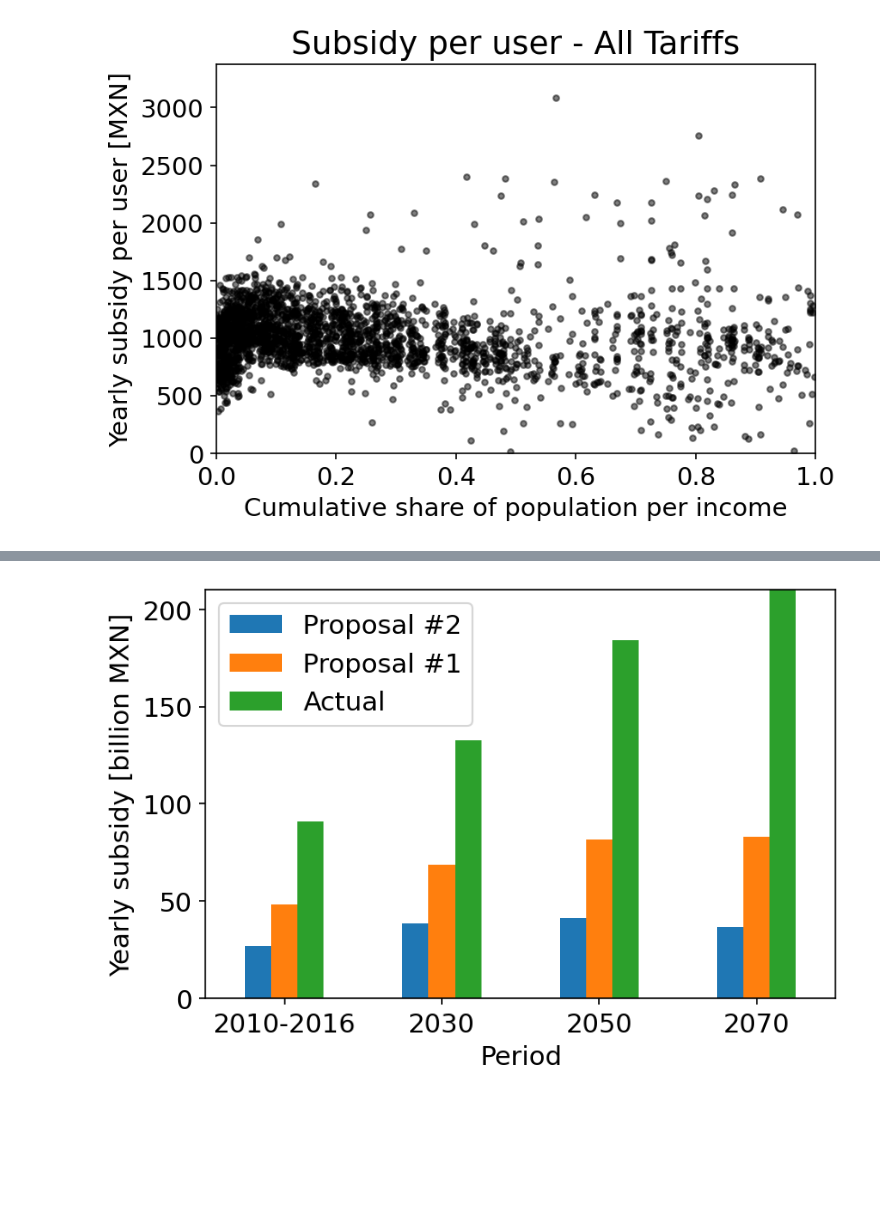
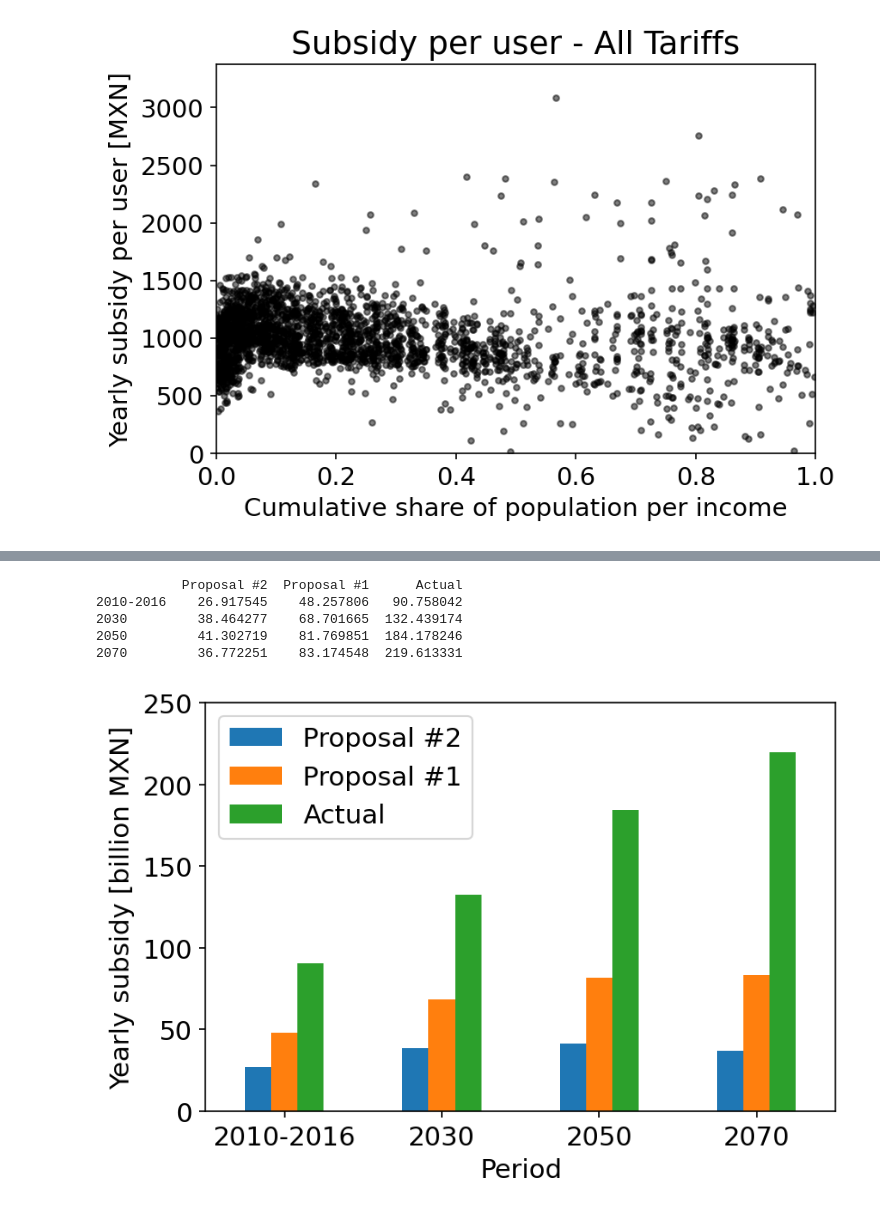
Before and after one commit to rodrigoms95/herramientas-climatico-22-1, a Jupyter notebook: code/Proyecto/Jupyter/Lorenz_Propuesto_2.ipynb, the cells around one changed output, grey strips where cells are left out. Cells and saved outputs as stored; diff of their text form; code cells hidden in the pictures; blank space fills up the shorter version.

```diff
--- a/code/Proyecto/Jupyter/Lorenz_Propuesto_2.ipynb
+++ b/code/Proyecto/Jupyter/Lorenz_Propuesto_2.ipynb
@@ -532,6 +549,9 @@ pago_decil.append( pd.concat( [ pago_decil[1]["2010-2016"],
     pago_decil[2]["2010-2016"] ], axis = 1 ) )
 pago_decil[3].columns = ["Proposal #1", "Proposal #2"]
 
+# incremento de pago.
+print(pago_decil[3])
+
 for i in range(1, 4):
     # Graficamos.
     plt.rcParams.update( {"font.size": 14, "figure.dpi": 150} )
@@ -542,7 +562,7 @@ for i in range(1, 4):
     ax.set_xlabel("Tariff Type")
     ax.set_ylabel("Yearly electricity expenditure\n change per user [%]")
     ax.set_xticklabels(ax.get_xticklabels(), rotation = 0)
-    if i == 1: ax.set_ylim(0, 160)
+    if i == 1: ax.set_ylim(0, 175)
     elif i == 2: ax.set_ylim(0, 250)
     elif i == 3: ax.set_ylim(0, 140)
 
@@ -553,26 +582,36 @@ for i in range(1, 4):
 [figure]
 [figure]
 # %%
+# Evolución del subsidio.
+
 pago_decil = []
 
 subs = pd.read_csv( path + f"CFE/subsidio_2.csv", index_col = 0 )
 
 for i in [1, 0]:
     subs = pd.concat( [ subs, pd.read_csv(
         path + f"CFE/subsidio_{i}.csv", index_col = 0 ) ], axis = 1 )
 
 # Graficamos.
 plt.rcParams.update( {"font.size": 14, "figure.dpi": 150} )
 fig, ax = plt.subplots()
 
 subs.plot.bar(ax = ax)
 
 ax.set_xlabel("Period")
 ax.set_ylabel("Yearly subsidy [billion MXN]")
 ax.set_xticklabels(ax.get_xticklabels(), rotation = 0)
-ax.set_ylim(0, 210)
+ax.set_ylim(0, 250)
+
+# Montos de subsidios.
+print(subs)
 
 plt.savefig( path_r + f"Subsidy_proposals.png",
     bbox_inches = "tight" )
 # %% [output]
+           Proposal #2  Proposal #1      Actual
+2010-2016    26.917545    48.257806   90.758042
+2030         38.464277    68.701665  132.439174
+2050         41.302719    81.769851  184.178246
+2070         36.772251    83.174548  219.613331
-[figure, old version]
+[figure, new version]
```
Also changed, not shown: parts of 5 cells of this notebook.
